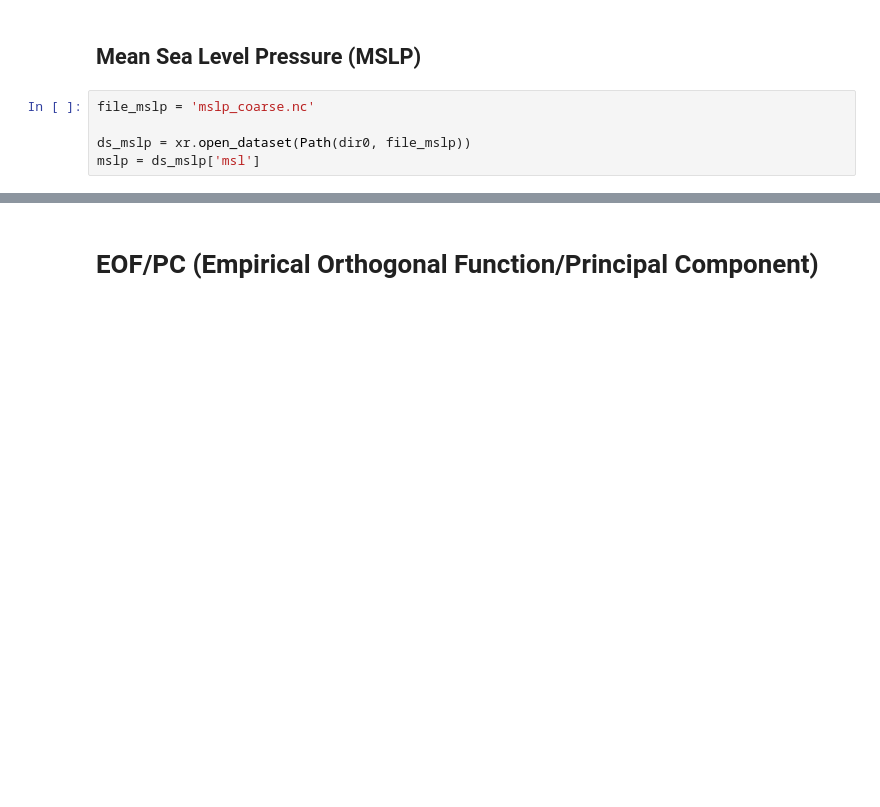
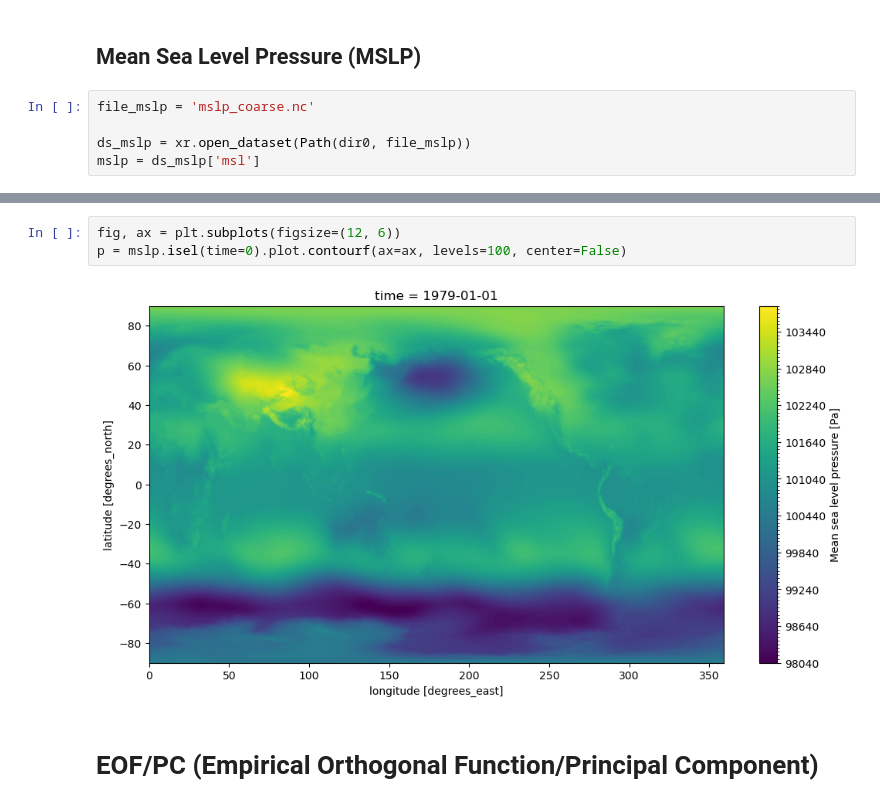
Before and after one commit to marianaolm/ML-climate, a Jupyter notebook: project_elnino.ipynb, the cells around one changed output, grey strips where cells are left out. Saved outputs shown, nothing was run; the diff lists cells and outputs as text; blank space fills up the shorter version.

```diff
--- a/project_elnino.ipynb
+++ b/project_elnino.ipynb
@@ -260,6 +260,11 @@ Attributes:
     grid_resolution_in_degrees:  0.25
     source:                      credit: ECMWF, COPERNICUS Climate Change Ser...
     history:                     Thu Nov 30 14:28:43 2023: ncks -d longitude,...
+# %%
+fig, ax = plt.subplots(figsize=(12, 6))
+p = mslp.isel(time=0).plot.contourf(ax=ax, levels=100, center=False)
+# %% [output]
+[figure, added]
 # %% [markdown]
 # EOF/PC (Empirical Orthogonal Function/Principal Component)
 # %% [markdown]
```
Also changed, not shown: parts of 39 cells of this notebook, 3 other files.
